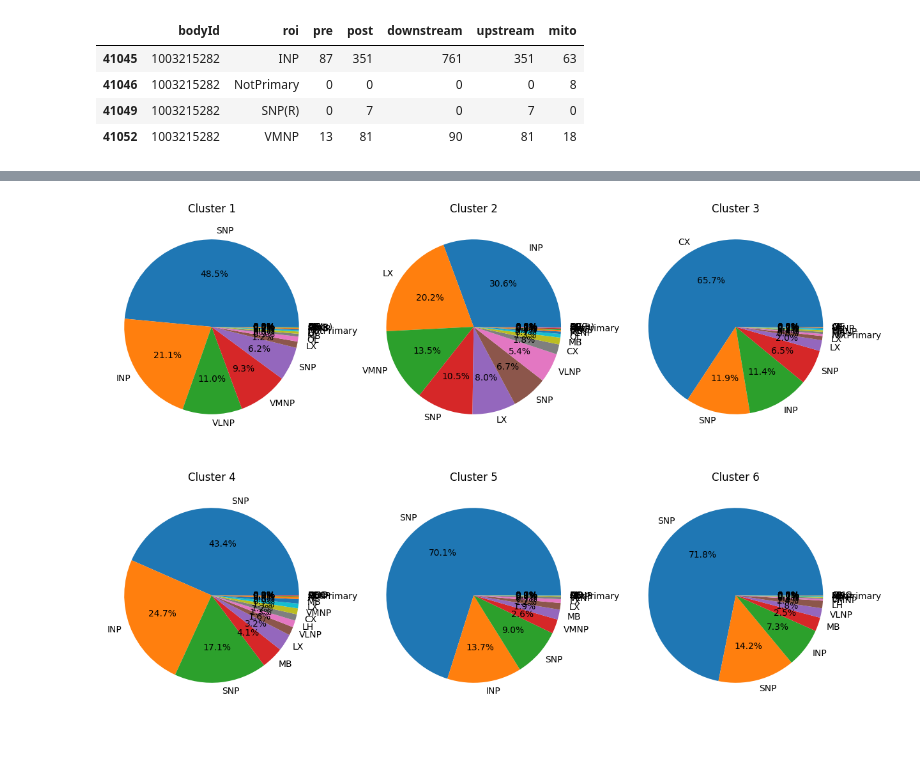
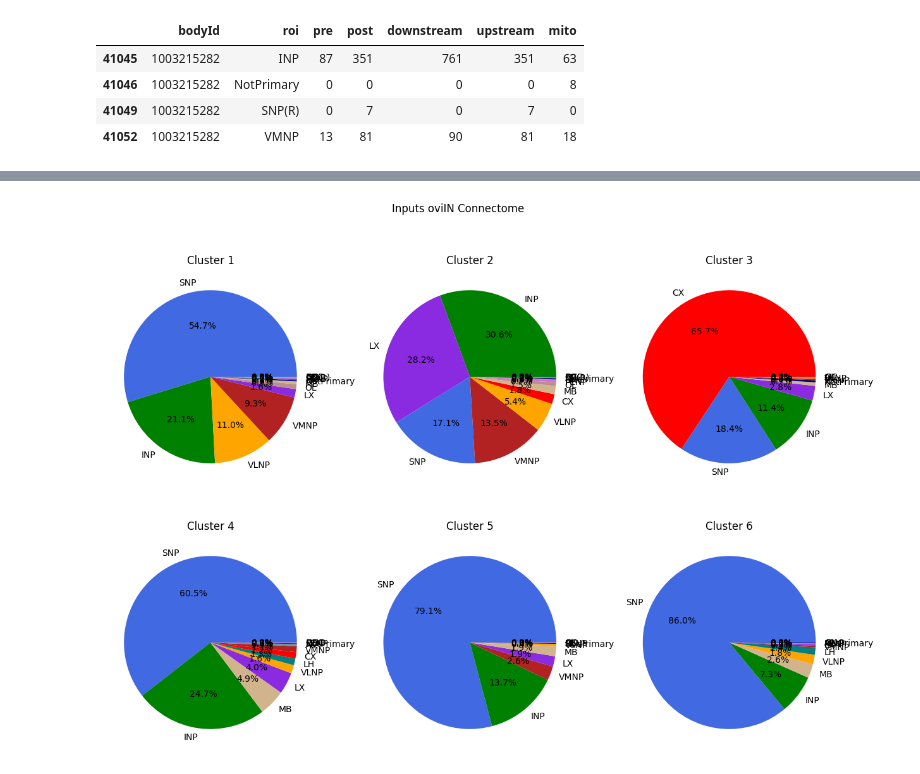
Before and after one commit to RhessaWL/flybrain-clustering, a Jupyter notebook: get_piechart.ipynb, the cells around one changed output, grey strips where cells are left out. Drawn from its saved outputs; the diff is of its cells as text; code cells hidden in the pictures; blank space fills up the shorter version.

```diff
--- a/get_piechart.ipynb
+++ b/get_piechart.ipynb
@@ -476,7 +545,6 @@ roi_grouped
 # %%
 # Now i want a total of the downstream and upstream synapses per ROI in a column
-roi_grouped = roi_grouped.assign(total = roi_grouped['downstream_y'] + roi_grouped['upstream_y'])
-roi_grouped
+roi_grouped = roi_grouped.assign(total = roi_grouped['downstream_x'] + roi_grouped['upstream_x'])
 # i love whole numbers, no rounding errors here
 # Now i want to sort the dataframe by the total column in descending order so the plotting is neater
 # and I want to implement a threshold
@@ -502,0 +571,7 @@ final_data
+# %%
+# Use the color column of the roi_df to assign colors to the super rois
+# I will use the roi_df and final data dataframe to do this
+color_dict = roi_df.set_index('Super')['Color'].dropna().to_dict()
+
+final_data['color'] = final_data['super'].map(color_dict).fillna('black')
+final_data
@@ -503,6 +596,6 @@ final_data
 # %%
 # Now this dataframe is ready to be used for plotting
 fig, ax = plt.subplots(figsize=(6, 6))
-ax.pie(final_data['total'], labels=final_data['super'], radius=1, startangle=140)
-ax.set_title('Cluster 1')
+ax.pie(final_data['total'], labels=final_data['super'], colors=final_data['color'], radius=1, startangle=140)
+ax.set_title('Cluster 2')
 # %% [output]
@@ -582,0 +695,2 @@ pie_plotter(full, cluster_list, roi_df)
+# %%
+roi_df = pd.read_excel('all_roi_df.xlsx')
@@ -600,5 +751,5 @@ ins.head()
 | 4 | 1007644534 | 5 | 1 | 1 | 1 | 5 | 5 | NaN | NaN | 160 | ... | ... |
 5 rows × 25 columns
 # %%
-pie_plotter(ins, cluster_list, roi_df)
+neuropil_plotter(ins, cluster_list, roi_df, super_title='Inputs oviIN Connectome')
 # %% [output]
@@ -610,4 +761,4 @@ pie_plotter(ins, cluster_list, roi_df)
-[figure, old version]
+[figure, new version]
 # %%
 # outputs
 direct = "oviIN_combined/preprocessed_outputs-" + hemibrain_version
```
Also changed, not shown: parts of 34 cells of this notebook, 9 other files.
